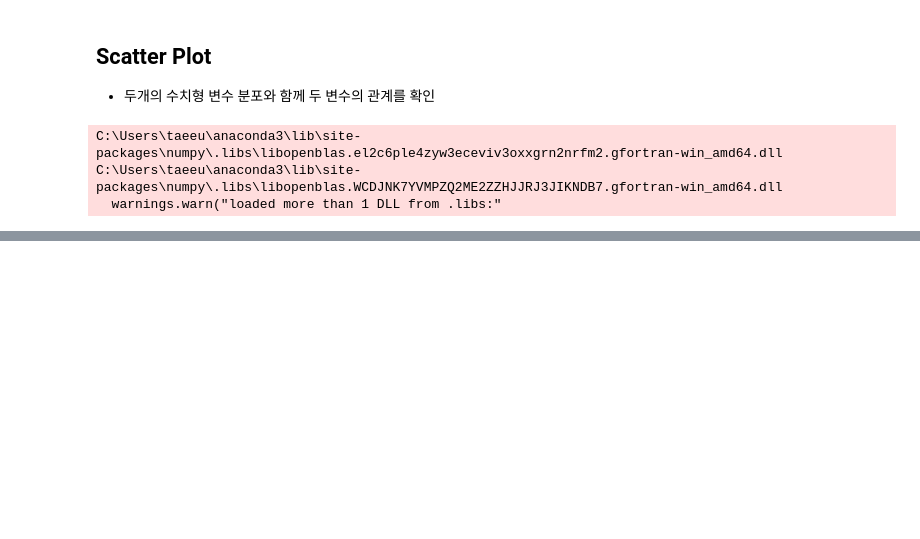
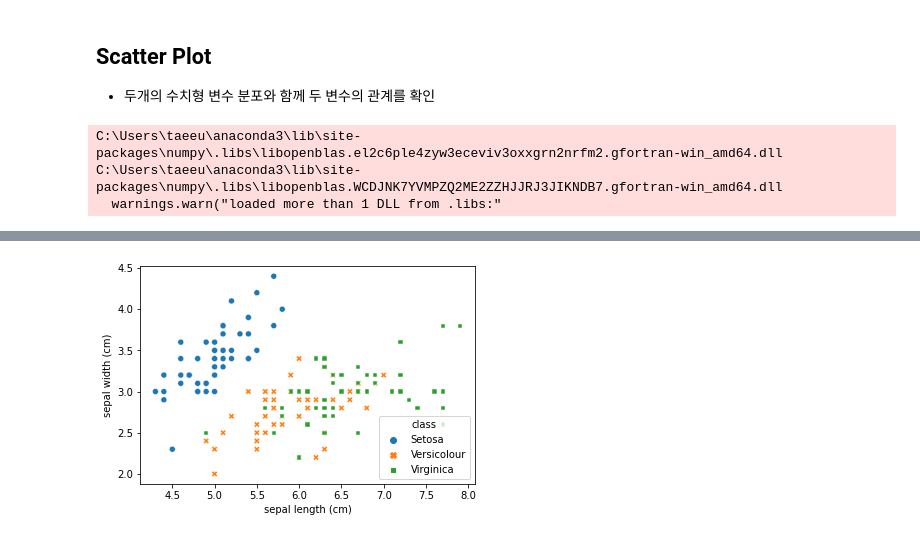
Before and after one commit to teng-ny/ADPStudy, a Jupyter notebook: 파이썬한권으로끝내기/3. EDA와 시각화/4. 산점도(Scatter Plot).ipynb, the cells around one changed output, grey strips where cells are left out. Saved outputs shown, nothing was run; the diff lists cells and outputs as text; code cells hidden in the pictures; blank space fills up the shorter version.

```diff
--- a/파이썬한권으로끝내기/3. EDA와 시각화/4. 산점도(Scatter Plot).ipynb
+++ b/파이썬한권으로끝내기/3. EDA와 시각화/4. 산점도(Scatter Plot).ipynb
@@ -19,0 +29,9 @@ plt.title('iris scatter')
+# %%
+# 한컬럼을 카테고리 변수에 따라 색 분리
+import seaborn as sns
+sns.scatterplot(x='sepal length (cm)', y='sepal width (cm)', data=iris, hue='class', style='class')
+#hue='class' : 색 지정
+#style='class' : 모양 지정
+plt.show()
+# %% [output]
+[figure, added]
```
Also changed, not shown: parts of 1 cell of this notebook, 1 other file.
